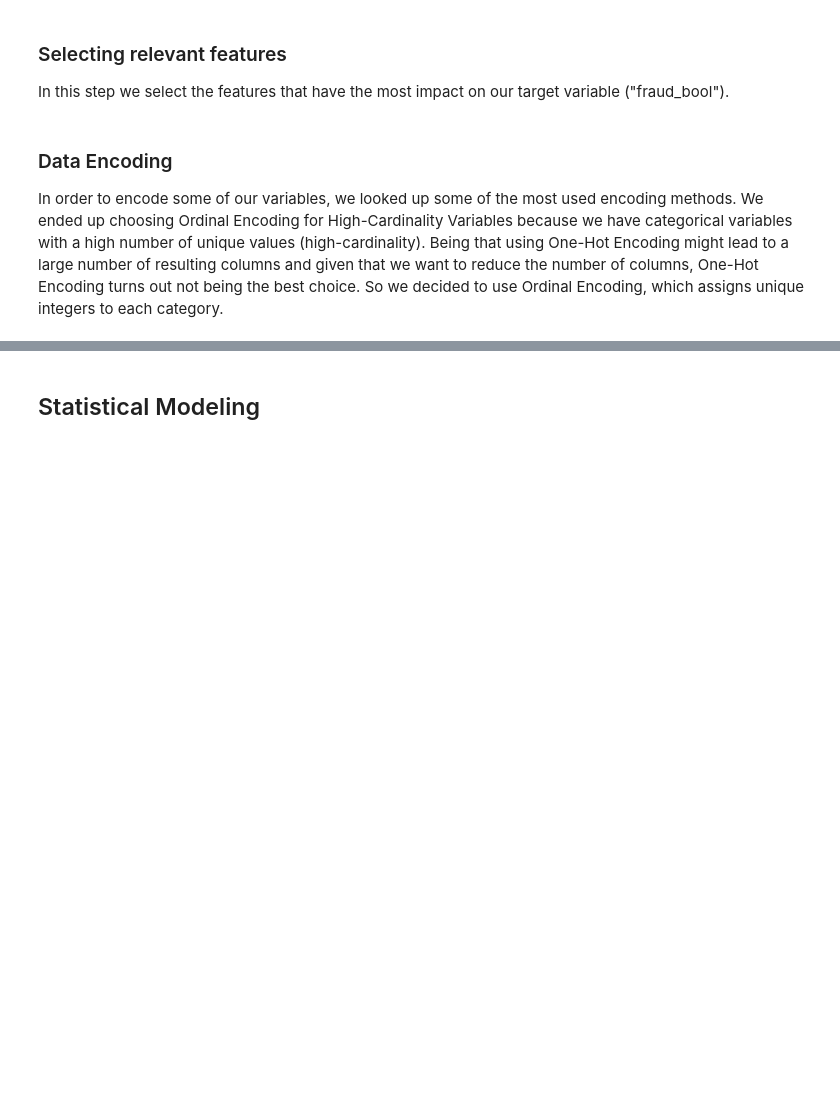
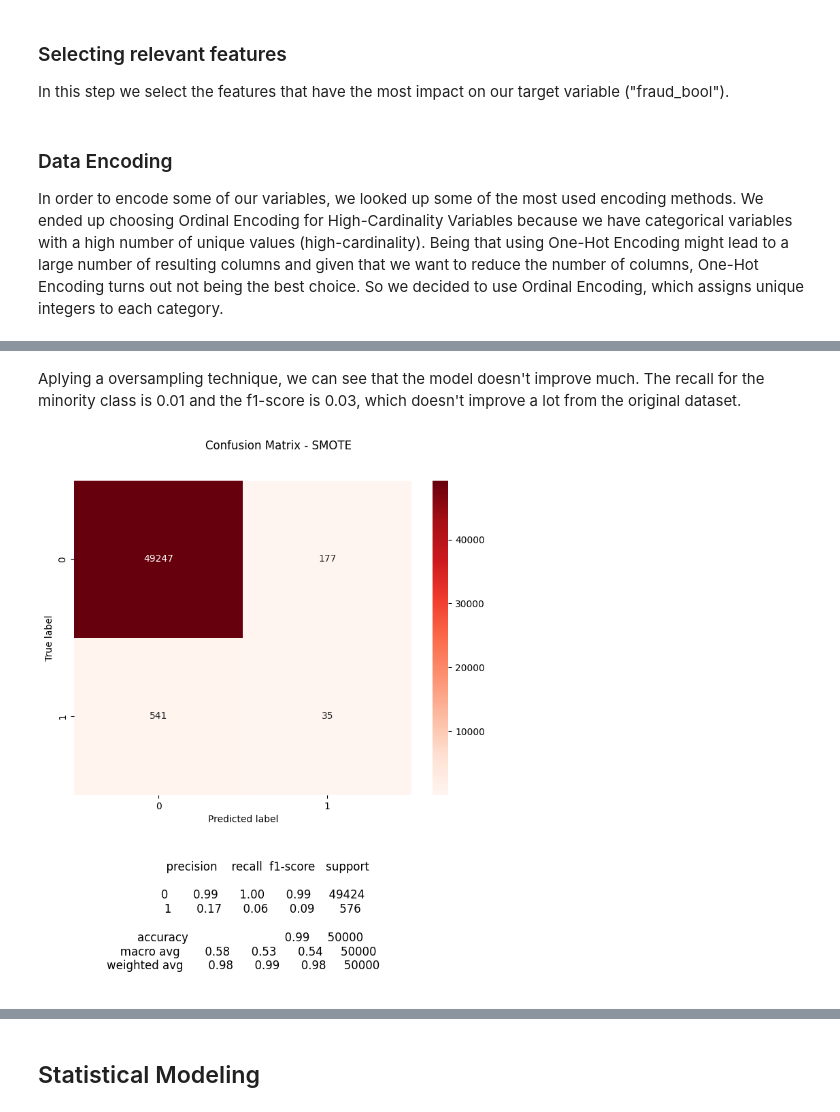
Before and after one commit to jogp10/Acc_Opening_fraud-ML, a Jupyter notebook: src/1_bankfraud_analysis.ipynb, the cells around one changed output, grey strips where cells are left out. Cells and saved outputs as stored; diff of their text form; code cells hidden in the pictures; blank space fills up the shorter version.

```diff
--- a/src/1_bankfraud_analysis.ipynb
+++ b/src/1_bankfraud_analysis.ipynb
@@ -216,0 +327,23 @@ dataset[columns_to_encode] = encoder.fit_transform(dataset[columns_to_encode])
+# %% [markdown]
+Aplying a oversampling technique, we can see that the model doesn't improve much. The recall for the minority class is 0.01 and the f1-score is 0.03, which doesn't improve a lot from the original dataset.
+# %%
+# Apply SMOTE to balance the data
+smote = SMOTE(random_state=42)
+X_resampled_smote, y_resampled_smote = smote.fit_resample(X_train, y_train)
+
+# Train a Random Forest classifier on the balanced data using SMOTEENN
+clf_smote = RandomForestClassifier(random_state=42)
+clf_smote.fit(X_resampled_smote, y_resampled_smote)
+
+# Evaluate the SMOTE model on the test set
+y_pred_smote = clf_smote.predict(X_test)
+
+# Confusion Matrix
+cm = confusion_matrix(y_test, y_pred_smote)
+
+report = classification_report(y_test, y_pred_smote, zero_division=0)
+
+# Plot the confusion matrix
+plot_confusion_matrix(report, cm, 'Confusion Matrix - SMOTE')
+# %% [output]
+[figure, added]
```
Also changed, not shown: parts of 17 cells of this notebook.
